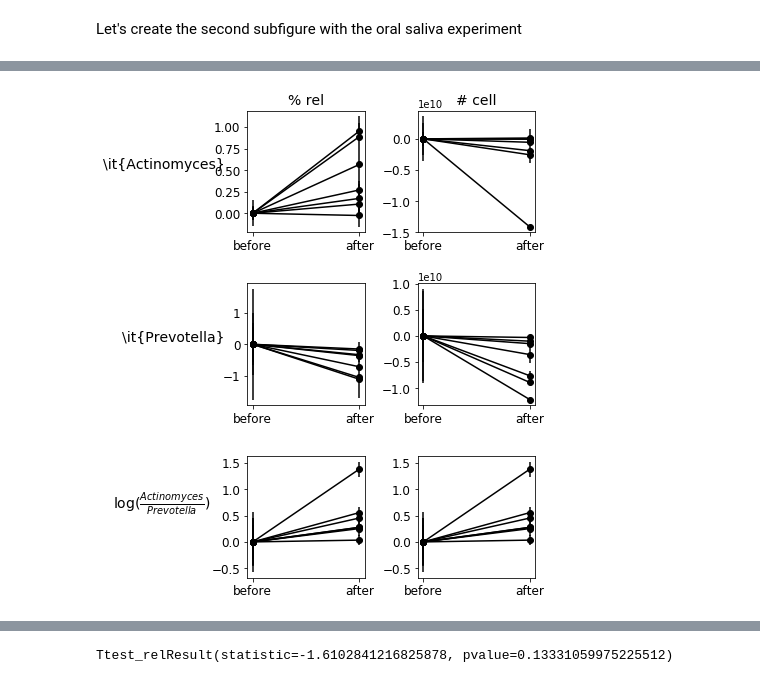
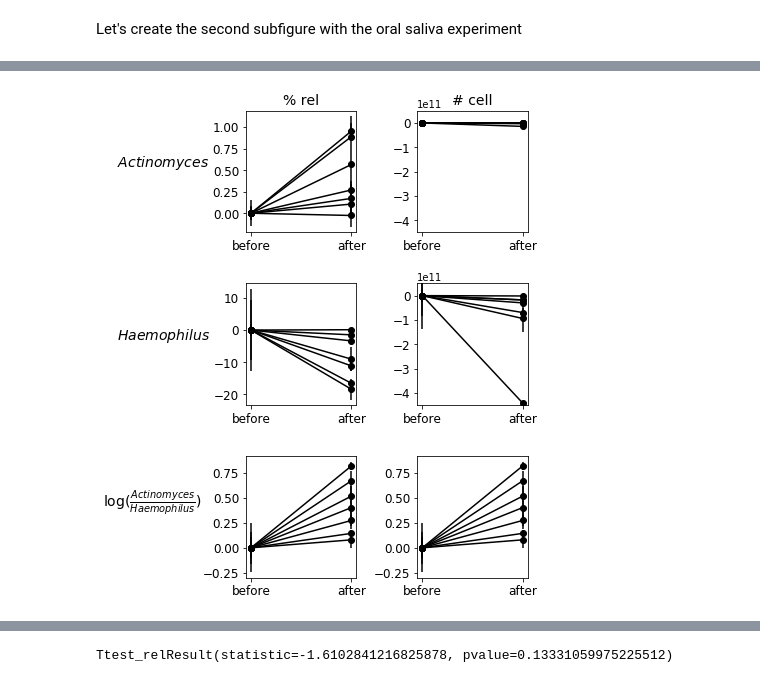
Before and after one commit to knightlab-analyses/reference-frames, a Jupyter notebook: ipynb/Figure2.ipynb, the cells around one changed output, grey strips where cells are left out. Drawn from its saved outputs; the diff is of its cells as text; code cells hidden in the pictures.

```diff
--- a/ipynb/Figure2.ipynb
+++ b/ipynb/Figure2.ipynb
@@ -50,16 +36,16 @@ plt.yscale('log')
 # %%
 from matplotlib.colors import rgb2hex
 def plot_trajectory(ax, df, name, title='', left_title='', ypad=0, logscale=False):
-    df = df.dropna(subset=['brushing event'])
+    df = df.dropna(subset=['brushing_event'])
     subs = df['HostSubject'].value_counts().index
     for i, sub in enumerate(np.sort(subs)):
         subdf = df.loc[df['HostSubject'] == sub]
-        subdf = subdf.sort_values(by='brushing event').iloc[::-1]
+        subdf = subdf.sort_values(by='brushing_event').iloc[::-1]
         cols = sns.color_palette("husl", 10)
         x = np.arange(2)
-        y = subdf.groupby('brushing event').mean()[name][::-1]
+        y = subdf.groupby('brushing_event').mean()[name][::-1]
         y = y - y[0]
-        e = subdf.groupby('brushing event').sem()[name][::-1]
+        e = subdf.groupby('brushing_event').agg(sem)[name][::-1]
         ax.errorbar(x, y, yerr=e, c='k', label=sub, marker='o')
     ax.set_xticks([0, 1])
     ax.set_xticklabels(y.index)
@@ -130,23 +71,46 @@ qmp_data = pd.DataFrame({
+# %%
+actinomyces = 'k__Bacteria;p__Actinobacteria;c__Actinobacteria;o__Actinomycetales;f__Actinomycetaceae;g__Actinomyces'
+haemophilus = 'k__Bacteria;p__Proteobacteria;c__Gammaproteobacteria;o__Pasteurellales;f__Pasteurellaceae;g__Haemophilus'
+
+rmp_data = pd.DataFrame({
+    'log(Actinomyces/Haemophilus)': np.log10(rmp_table[actinomyces]) - np.log10(rmp_table[haemophilus]),
+    'Actinomyces': rmp_table[actinomyces],
+    'Haemophilus': rmp_table[haemophilus],
+    'brushing_event': metadata['brushing_event'],
+    'HostSubject': metadata['HostSubject'],
+    'Timepoint#': metadata['Timepoint#']
+})
+
+qmp_data = pd.DataFrame({
+    'log(Actinomyces/Haemophilus)': np.log10(qmp_table[actinomyces]) - np.log10(qmp_table[haemophilus]),
+    'Actinomyces': qmp_table[actinomyces],
+    'Haemophilus': qmp_table[haemophilus],
+    'brushing_event': metadata['brushing_event'],
+    'HostSubject': metadata['HostSubject'],
+    'Timepoint#': metadata['Timepoint#']
+})
 # %%
 #fig, ax = plt.subplots()
 #plot_trajectory(ax, rmp_data, name='balance')
 
 num_taxa = 'Actinomyces'
-denom_taxa = 'Prevotella'
+denom_taxa = 'Haemophilus'
 
 fig, axes = plt.subplots(3, 2, figsize=(6, 7))
 plot_trajectory(axes[0][0], rmp_data, num_taxa, title='% rel',
-                logscale=False, left_title="\it{%s}" % num_taxa, ypad=50)
+                logscale=False, left_title=r"$\it{%s}$" % num_taxa, ypad=50)
 plot_trajectory(axes[1][0], rmp_data, denom_taxa,
-                logscale=False,  left_title="\it{%s}" % denom_taxa, ypad=50)
+                logscale=False, left_title=r"$\it{%s}$" % denom_taxa, ypad=50)
 plot_trajectory(axes[2][0], rmp_data, 'log(' + num_taxa + '/' + denom_taxa + ')',
                 left_title=r'$\log( \frac{' + num_taxa + '}{' + denom_taxa + '})$', ypad=50)
 
 plot_trajectory(axes[0][1], qmp_data, num_taxa, title='# cell', logscale=False)
 plot_trajectory(axes[1][1], qmp_data, denom_taxa, logscale=False)
 plot_trajectory(axes[2][1], qmp_data, 'log(' + num_taxa + '/' + denom_taxa + ')')
+axes[0][1].set_ylim([-4.5 * 1e11, 0.5*1e11])
+axes[1][1].set_ylim([-4.5 * 1e11, 0.5*1e11])
 
 plt.tight_layout(pad=0., w_pad=1., h_pad=2.)
-plt.savefig('figure2/actinomyces-prevotella.png')
+plt.savefig('../figures/figure2/%s-%s.png' % (num_taxa, denom_taxa))
 # %% [output]
-[figure, old version]
+[figure, new version]
```
Also changed, not shown: parts of 33 cells of this notebook, 7 other files.
